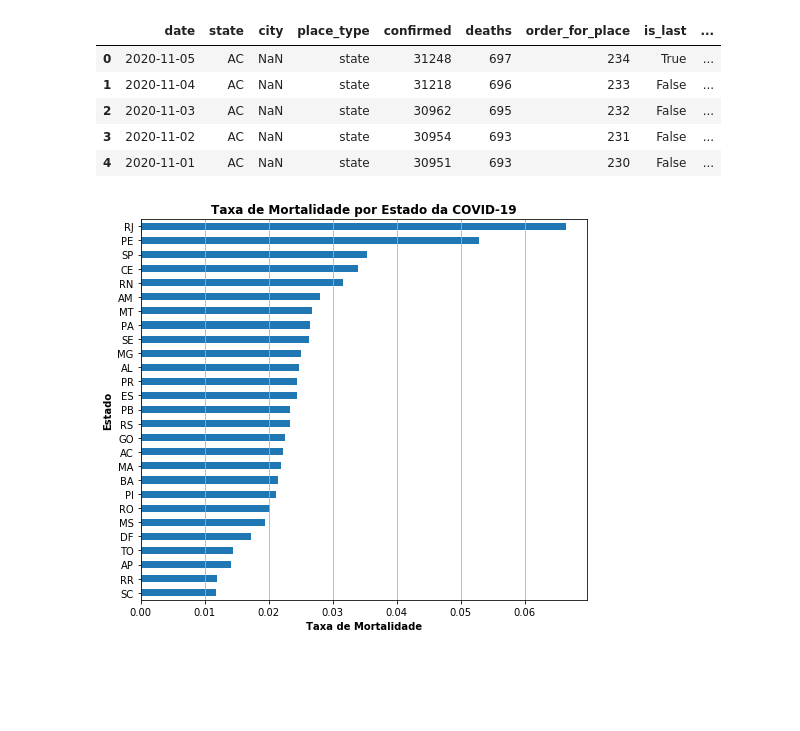
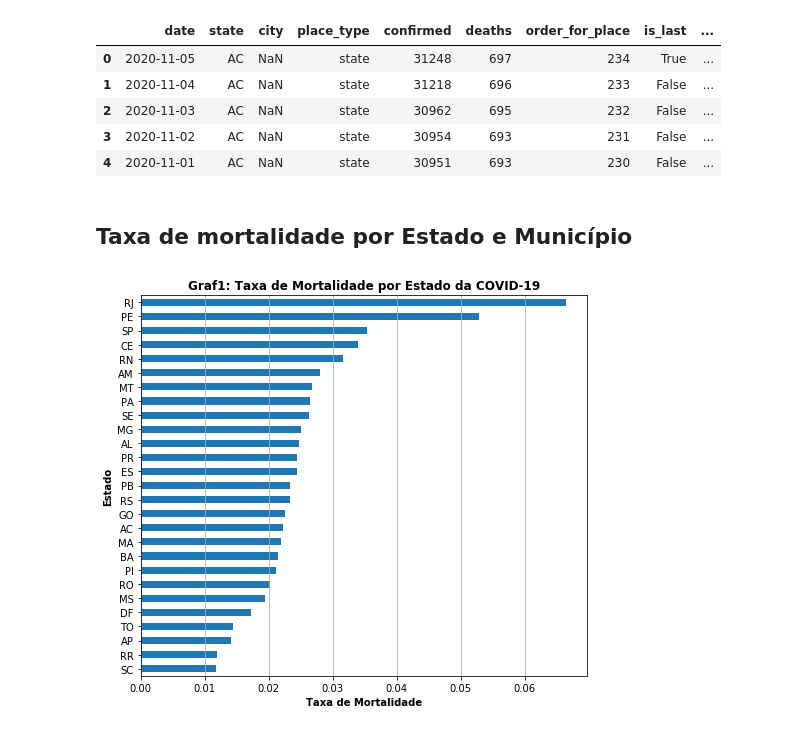
Before and after one commit to paulo-smcs/projetos_bootcamp_alura, a Jupyter notebook: Mod1/modulo1.ipynb, the cells around one changed output. Drawn from its saved outputs; the diff is of its cells as text; code cells hidden in the pictures; blank space fills up the shorter version.

```diff
--- a/Mod1/modulo1.ipynb
+++ b/Mod1/modulo1.ipynb
@@ -21,22 +25,24 @@ df.head(5)
 | 2 | 2020-11-03 | AC | NaN | state | 30962 | 695 | 232 | False | ... |
 | 3 | 2020-11-02 | AC | NaN | state | 30954 | 693 | 231 | False | ... |
 | 4 | 2020-11-01 | AC | NaN | state | 30951 | 693 | 230 | False | ... |
+# %% [markdown]
+<h2>Taxa de mortalidade por Estado e Município</h2>
 # %%
 #Death rate by state
 
 df_death_rate=df[(df.state_line==1) & (df.is_last==True)][['state','death_rate']]
 
 ax=(df_death_rate
     .sort_values(by='death_rate',ascending=True)
     .plot(x='state',y='death_rate',kind='barh',figsize=(8,7)))
 
 ax.xaxis.grid(True)
 ax.get_legend().remove()
 
 ylabel=ax.set_xlabel('Taxa de Mortalidade',fontweight='bold')
 xlabel=ax.set_ylabel('Estado',fontweight='bold')
-title=ax.set_title('Taxa de Mortalidade por Estado da COVID-19'
+title=ax.set_title('Graf1: Taxa de Mortalidade por Estado da COVID-19'
     ,fontweight='bold'
     ,fontsize='large')
 # %% [output]
-[figure, old version]
+[figure, new version]
```
Also changed, not shown: parts of 9 cells of this notebook.
